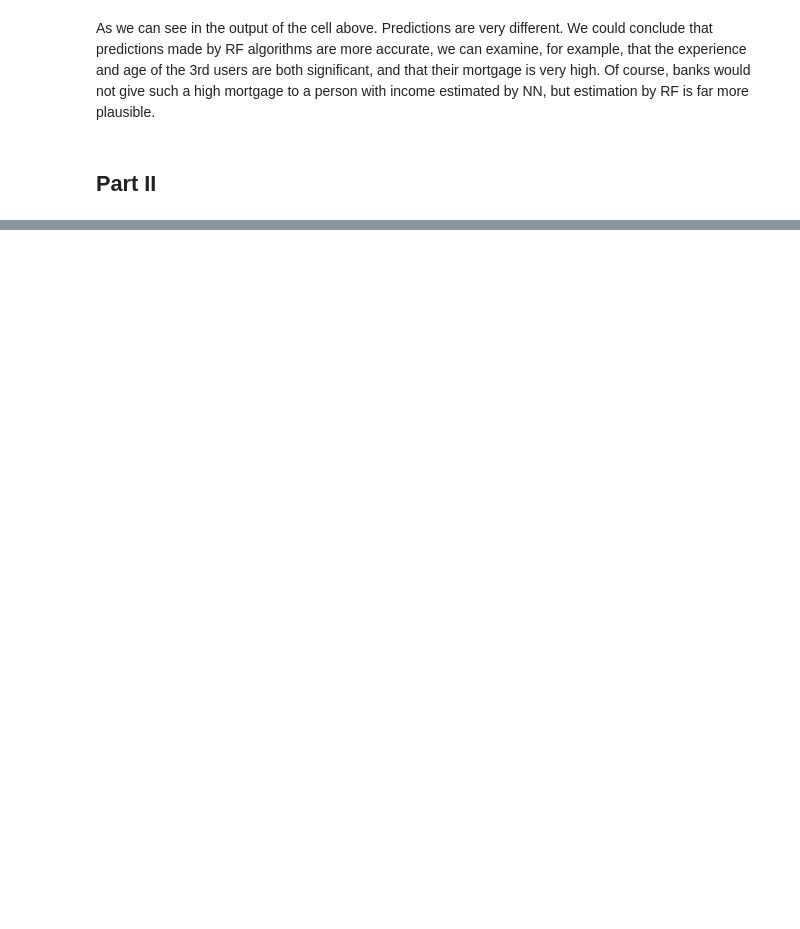
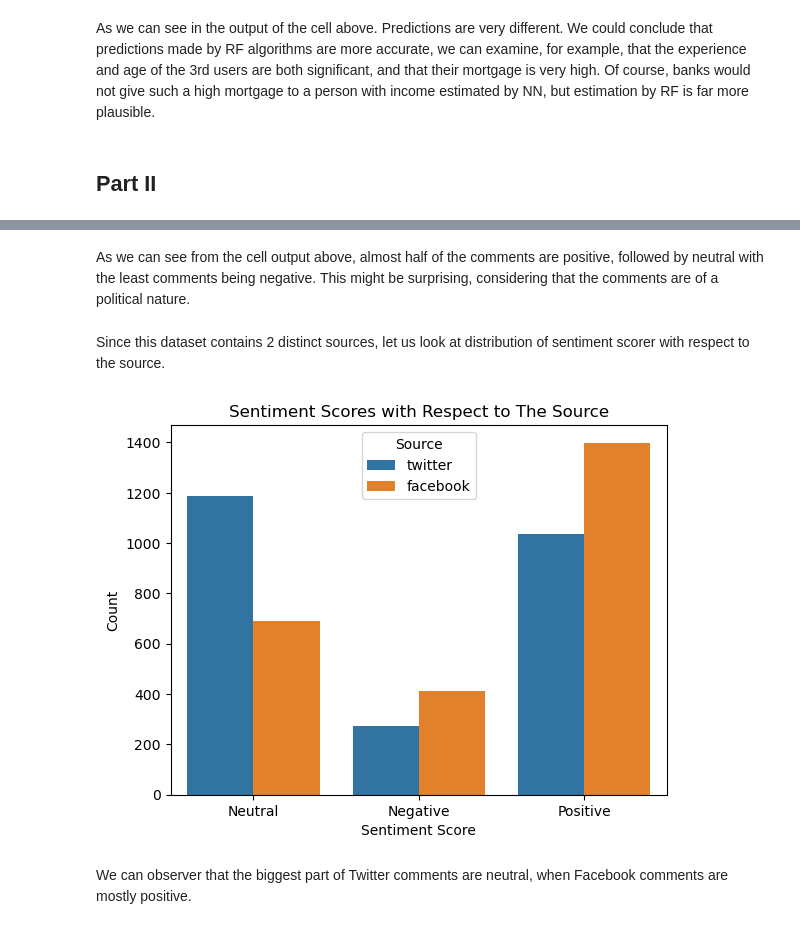
Before and after one commit to 2020358/ml_ca2, a Jupyter notebook: Robert_Szlufik_ML_CA2.ipynb, the cells around one changed output, grey strips where cells are left out. Cells and saved outputs as stored; diff of their text form; code cells hidden in the pictures; blank space fills up the shorter version.

```diff
--- a/Robert_Szlufik_ML_CA2.ipynb
+++ b/Robert_Szlufik_ML_CA2.ipynb
@@ -567,0 +667,15 @@ As we can see in the output of the cell above. Predictions are very different. W
+# %% [markdown]
+As we can see from the cell output above, almost half of the comments are positive, followed by neutral with the least comments being negative. This might be surprising, considering that the comments are of a political nature.
+# %% [markdown]
+Since this dataset contains 2 distinct sources, let us look at distribution of sentiment scorer with respect to the source.
+# %%
+sns.countplot(x = "sentiment_score_text", hue="source",data=df, )
+plt.title("Sentiment Scores with Respect to The Source")
+plt.xlabel("Sentiment Score")
+plt.ylabel("Count")
+plt.legend(title='Source')
+plt.show()
+# %% [output]
+[figure, added]
+# %% [markdown]
+We can observer that the biggest part of Twitter comments are neutral, when Facebook comments are mostly positive.
```
Also changed, not shown: parts of 37 cells of this notebook, 1 other file.
